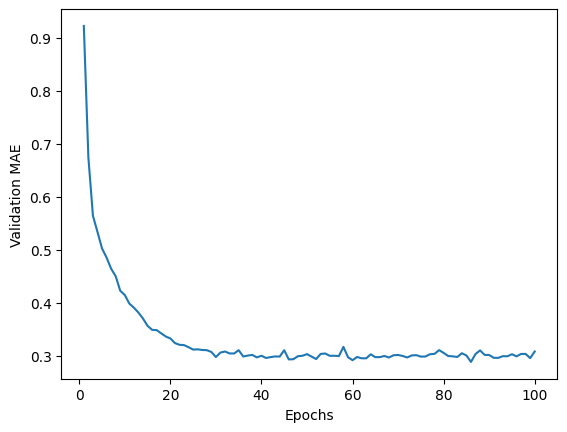
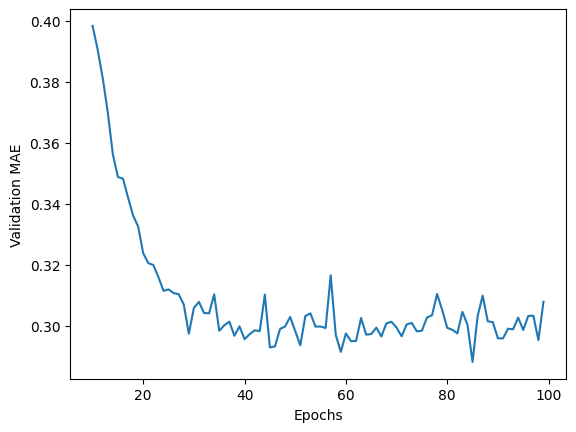
The notebook cell's code change between the first figure and the second:
--- before
+++ after
@@ -1,5 +1,5 @@
-import matplotlib.pyplot as plt
-epochs = range(1, len(average_mae_history) + 1)
-plt.plot(epochs, average_mae_history)
+truncated_mae_history = average_mae_history[10:]
+epochs = range(10, len(truncated_mae_history) + 10)
+plt.plot(epochs, truncated_mae_history)
 plt.xlabel("Epochs")
 plt.ylabel("Validation MAE")

Commit: Создано в Colab